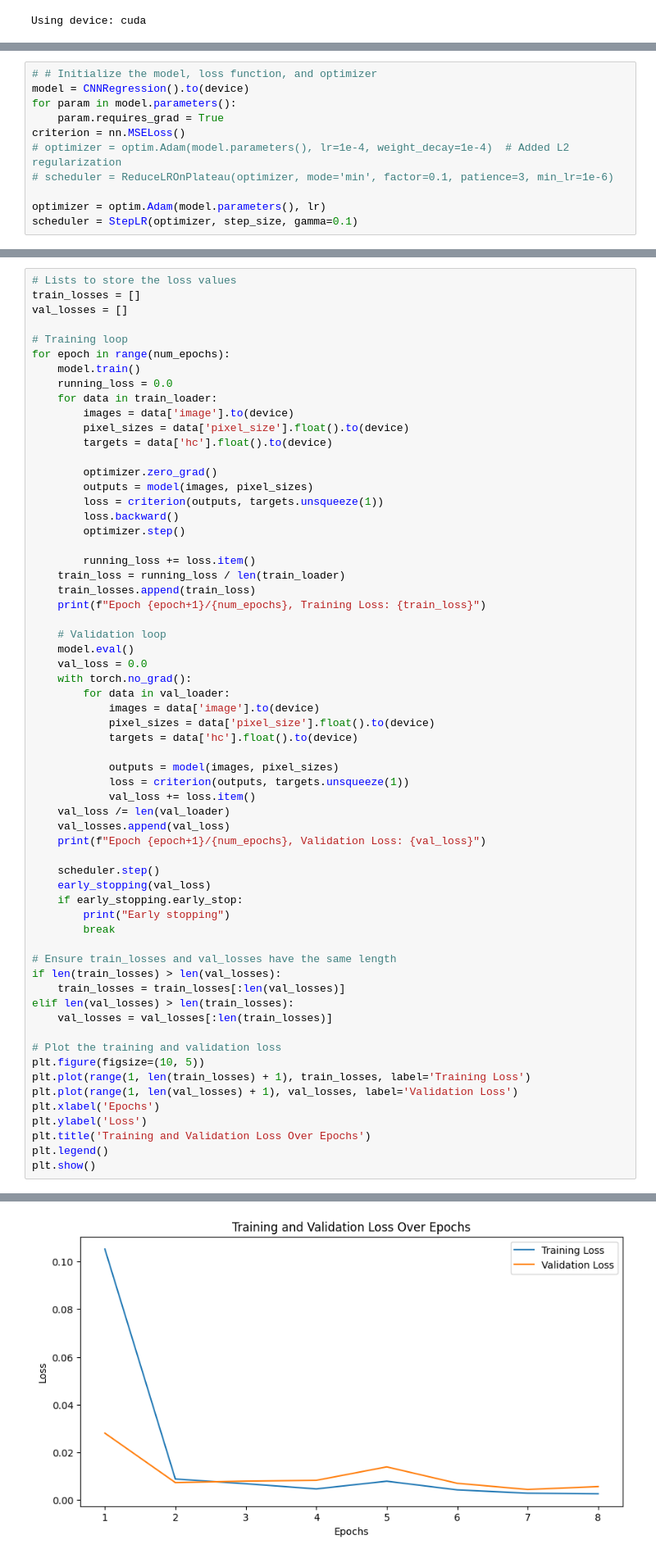
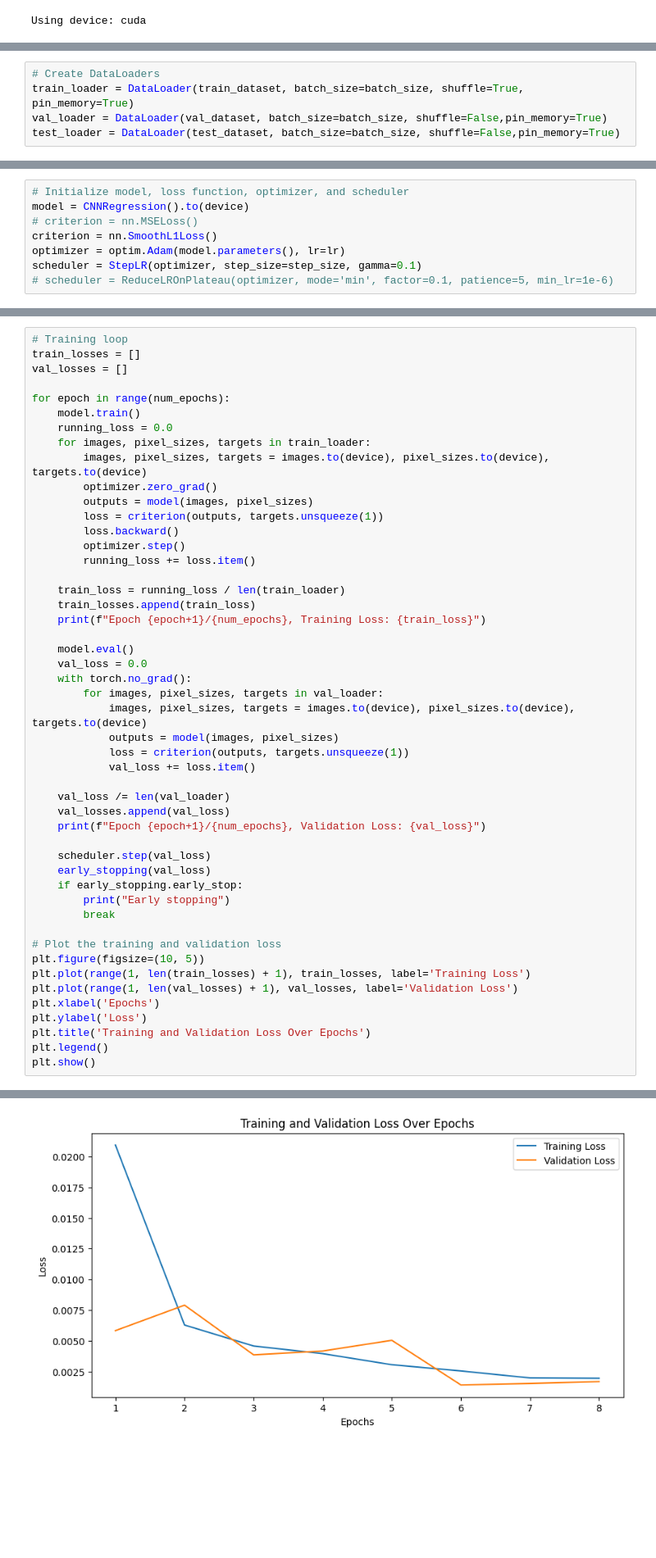
Before and after one commit to Ofiregev/Final_Project-FetalCns, a Jupyter notebook: Fetal_Cns_Final_reg_v8.ipynb, the cells around one changed output, grey strips where cells are left out. Shown at 82% size. Cells and saved outputs as stored; diff of their text form; blank space fills up the shorter version.

```diff
--- a/Fetal_Cns_Final_reg_v8.ipynb
+++ b/Fetal_Cns_Final_reg_v8.ipynb
@@ -114 +107,6 @@ test_csv_df = pd.read_csv('/content/drive/MyDrive/FinalProject/test_data_297.csv
+# %%
+# Create DataLoaders
+train_loader = DataLoader(train_dataset, batch_size=batch_size, shuffle=True, pin_memory=True)
+val_loader = DataLoader(val_dataset, batch_size=batch_size, shuffle=False,pin_memory=True)
+test_loader = DataLoader(test_dataset, batch_size=batch_size, shuffle=False,pin_memory=True)
 # %%
@@ -131,14 +130,11 @@ class CNNRegression(nn.Module):
         x = self.fc2(x)
         return x
 # %%
-# # Initialize the model, loss function, and optimizer
+# Initialize model, loss function, optimizer, and scheduler
 model = CNNRegression().to(device)
-for param in model.parameters():
-    param.requires_grad = True
-criterion = nn.MSELoss()
-# optimizer = optim.Adam(model.parameters(), lr=1e-4, weight_decay=1e-4)  # Added L2 regularization
-# scheduler = ReduceLROnPlateau(optimizer, mode='min', factor=0.1, patience=3, min_lr=1e-6)
-
-optimizer = optim.Adam(model.parameters(), lr)
-scheduler = StepLR(optimizer, step_size, gamma=0.1)
+# criterion = nn.MSELoss()
+criterion = nn.SmoothL1Loss()
+optimizer = optim.Adam(model.parameters(), lr=lr)
+scheduler = StepLR(optimizer, step_size=step_size, gamma=0.1)
+# scheduler = ReduceLROnPlateau(optimizer, mode='min', factor=0.1, patience=5, min_lr=1e-6)
 # %%
@@ -163,57 +160,44 @@ class EarlyStopping:
 
 early_stopping = EarlyStopping(patience=5, min_delta=0.001)
 # %%
-# Lists to store the loss values
+# Training loop
 train_losses = []
 val_losses = []
 
-# Training loop
 for epoch in range(num_epochs):
     model.train()
     running_loss = 0.0
-    for data in train_loader:
-        images = data['image'].to(device)
-        pixel_sizes = data['pixel_size'].float().to(device)
-        targets = data['hc'].float().to(device)
-
+    for images, pixel_sizes, targets in train_loader:
+        images, pixel_sizes, targets = images.to(device), pixel_sizes.to(device), targets.to(device)
         optimizer.zero_grad()
         outputs = model(images, pixel_sizes)
         loss = criterion(outputs, targets.unsqueeze(1))
         loss.backward()
         optimizer.step()
+        running_loss += loss.item()
 
-        running_loss += loss.item()
     train_loss = running_loss / len(train_loader)
     train_losses.append(train_loss)
     print(f"Epoch {epoch+1}/{num_epochs}, Training Loss: {train_loss}")
 
-    # Validation loop
     model.eval()
     val_loss = 0.0
     with torch.no_grad():
-        for data in val_loader:
-            images = data['image'].to(device)
-            pixel_sizes = data['pixel_size'].float().to(device)
-            targets = data['hc'].float().to(device)
-
+        for images, pixel_sizes, targets in val_loader:
+            images, pixel_sizes, targets = images.to(device), pixel_sizes.to(device), targets.to(device)
             outputs = model(images, pixel_sizes)
             loss = criterion(outputs, targets.unsqueeze(1))
             val_loss += loss.item()
+
     val_loss /= len(val_loader)
     val_losses.append(val_loss)
     print(f"Epoch {epoch+1}/{num_epochs}, Validation Loss: {val_loss}")
 
-    scheduler.step()
+    scheduler.step(val_loss)
     early_stopping(val_loss)
     if early_stopping.early_stop:
         print("Early stopping")
         break
-
-# Ensure train_losses and val_losses have the same length
-if len(train_losses) > len(val_losses):
-    train_losses = train_losses[:len(val_losses)]
-elif len(val_losses) > len(train_losses):
-    val_losses = val_losses[:len(train_losses)]
 
 # Plot the training and validation loss
 plt.figure(figsize=(10, 5))
@@ -244,2 +228,2 @@ Epoch 8/8, Validation Loss: 0.005662175768520683
-[figure, old version]
+[figure, new version]
 # %%
```
Also changed, not shown: parts of 20 cells of this notebook.
